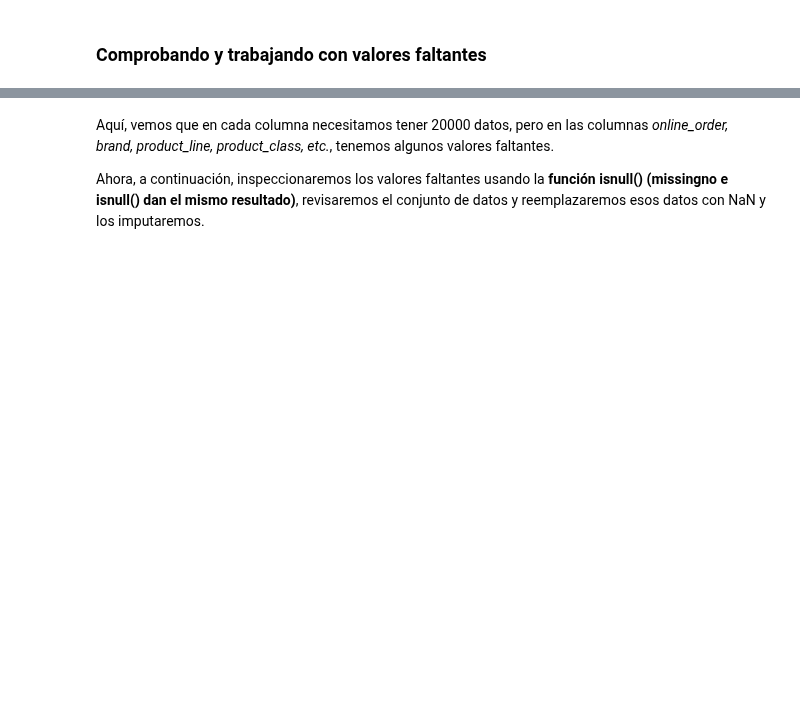
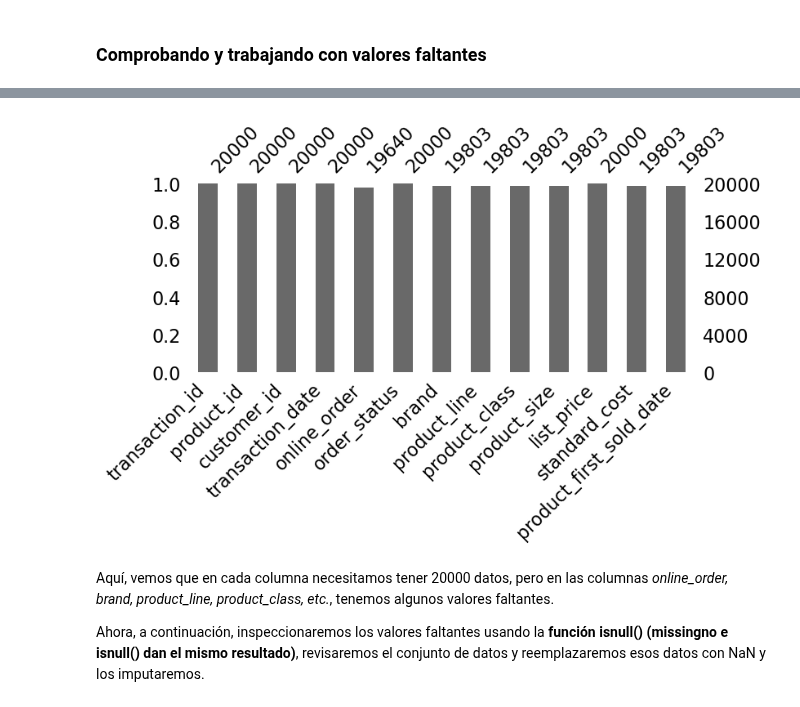
Before and after one commit to adrianmarino/cohorts, a Jupyter notebook: notebooks/example.ipynb, the cells around one changed output, grey strips where cells are left out. Cells and saved outputs as stored; diff of their text form; code cells hidden in the pictures; blank space fills up the shorter version.

```diff
--- a/notebooks/example.ipynb
+++ b/notebooks/example.ipynb
@@ -39,3 +48,8 @@ def plot_cohorts(
+# %%
+def missing_barplot(df, figsize=(8, 3)):
+    fig, ax = plt.subplots(figsize=figsize)
+    msno.bar(df, ax=ax)
+    plt.show()
 # %% [markdown]
 ### Carga y limpieza de datos
 # %%
@@ -60,0 +68,3 @@ msno.bar(transaction_df)
+# %%
+missing_barplot(transaction_df)
+# %% [output]
@@ -61,3 +72,4 @@ msno.bar(transaction_df)
+[figure, added]
 # %% [markdown]
 Aquí, vemos que en cada columna necesitamos tener 20000 datos, pero en las columnas *online_order, brand, product_line, product_class, etc.*, tenemos algunos valores faltantes.
 
```
Also changed, not shown: parts of 13 cells of this notebook.
